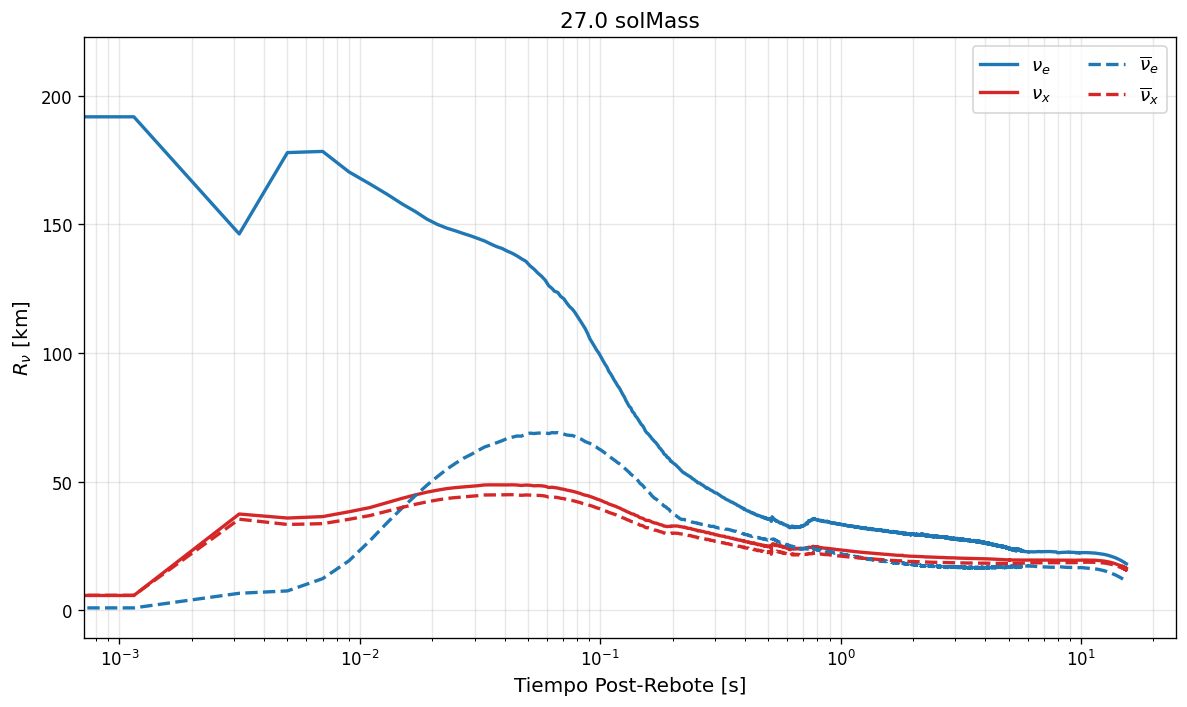
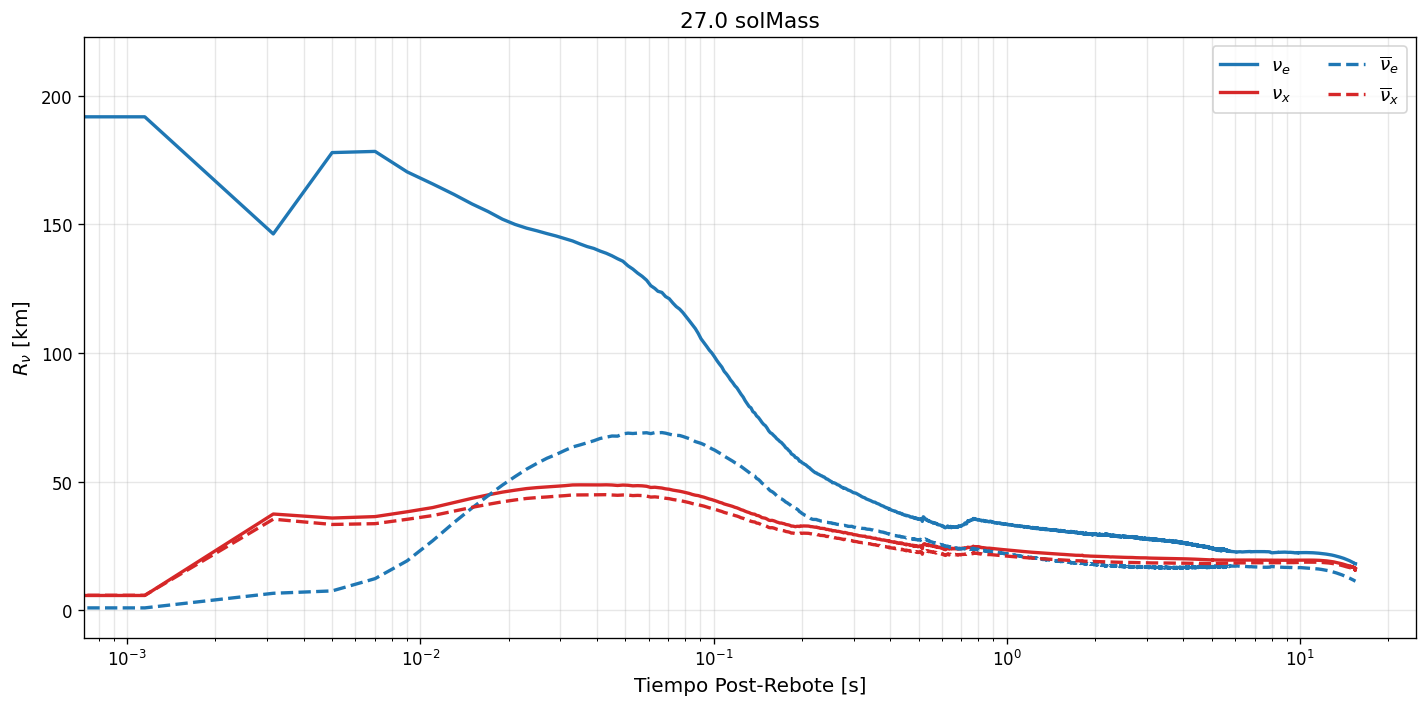
The notebook cell's code change between the first figure and the second:
--- before
+++ after
@@ -15,5 +15,5 @@
              for flavor, luminosidad in modelo.luminosity.items()}
 
-    plt.figure(figsize=(10, 6), dpi=120)
+    plt.figure(figsize=(12, 6), dpi=120)
     
     for flavor in Flavor:

Commit: Arreglo de varias plots